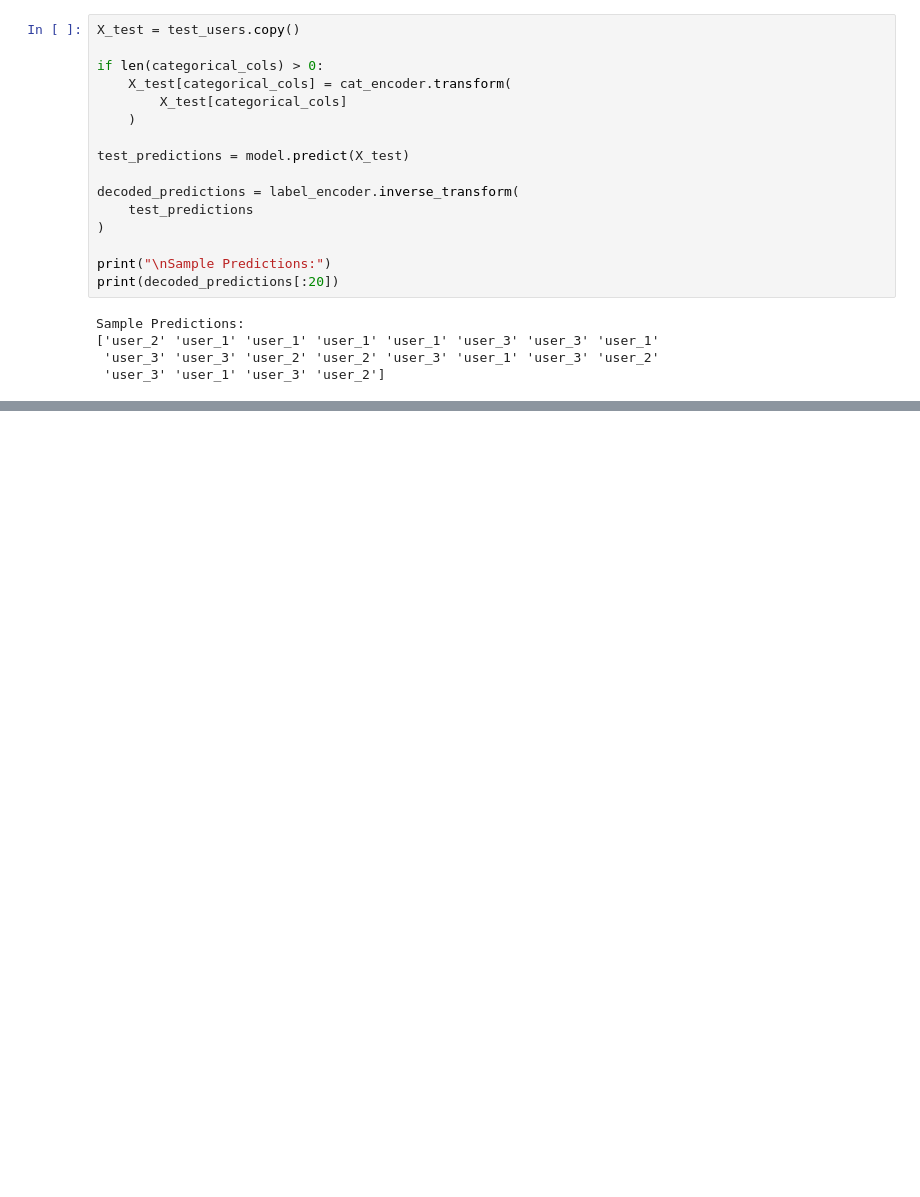
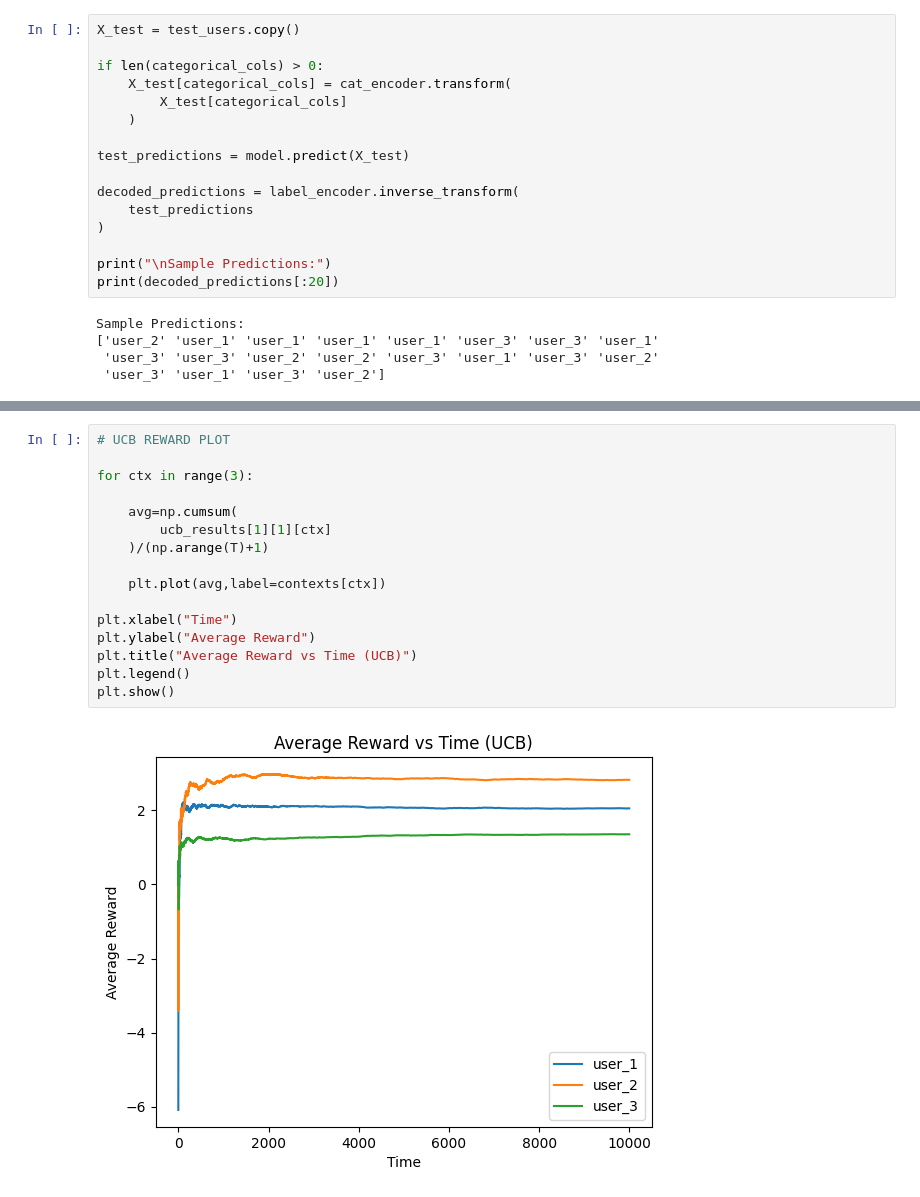
Before and after one commit to BhavyaPathak23/lab3-contextual-bandit, a Jupyter notebook: lab3_results_U20230136.ipynb, the cells around one changed output, grey strips where cells are left out. Saved outputs shown, nothing was run; the diff lists cells and outputs as text; blank space fills up the shorter version.

```diff
--- a/lab3_results_U20230136.ipynb
+++ b/lab3_results_U20230136.ipynb
@@ -129,0 +332,18 @@ Sample Predictions:
+# %%
+# UCB REWARD PLOT
+
+for ctx in range(3):
+
+    avg=np.cumsum(
+        ucb_results[1][1][ctx]
+    )/(np.arange(T)+1)
+
+    plt.plot(avg,label=contexts[ctx])
+
+plt.xlabel("Time")
+plt.ylabel("Average Reward")
+plt.title("Average Reward vs Time (UCB)")
+plt.legend()
+plt.show()
+# %% [output]
+[figure, added]
```
Also changed, not shown: parts of 15 cells of this notebook.
